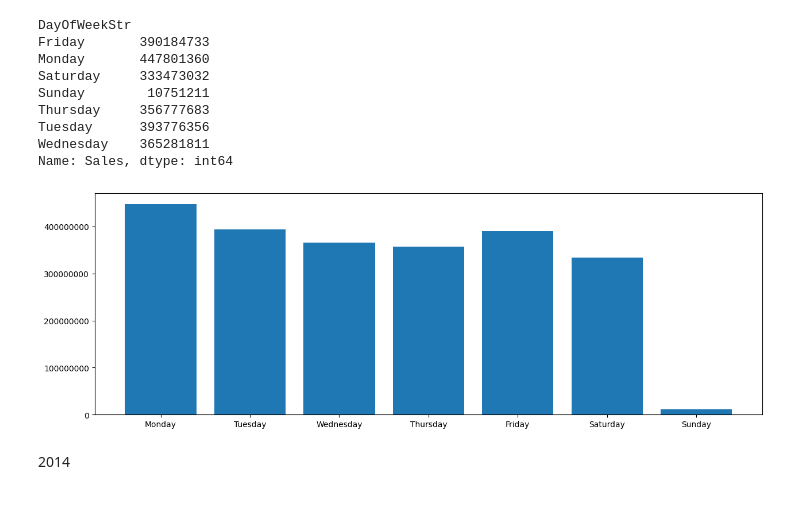
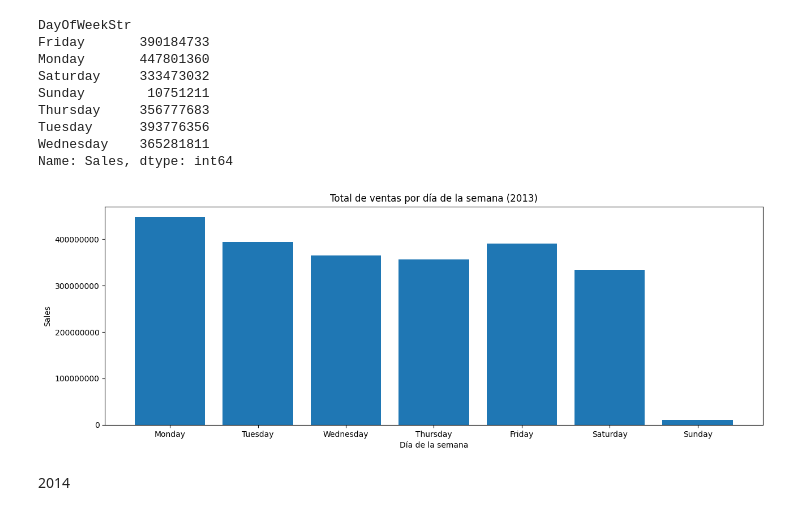
Before and after one commit to charligram/7_rossman_store_sales, a Jupyter notebook: notebooks/01_EDA.ipynb, the cells around one changed output. Saved outputs shown, nothing was run; the diff lists cells and outputs as text; code cells hidden in the pictures.

```diff
--- a/notebooks/01_EDA.ipynb
+++ b/notebooks/01_EDA.ipynb
@@ -769,17 +793,24 @@ group_days_sales_2013 = group_days_sales_2013.reindex(week_order)
 # %%
 plt.figure(figsize=(15, 5))
 
 plt.bar(
     group_days_sales_2013.index,
     group_days_sales_2013.values
 )
 
 plt.ticklabel_format(
     style="plain",
     axis="y"
 )
+
+plt.title("Total de ventas por día de la semana (2013)")
+
+plt.xlabel("Día de la semana")
+plt.ylabel("Sales")
+
+plt.savefig("../outputs/figures/05_total_sales_x_day_2013.png", bbox_inches="tight")
 # %% [output]
-[figure, old version]
+[figure, new version]
 # %% [markdown]
 2014
 # %%
```
Also changed, not shown: parts of 21 cells of this notebook, 10 other files.
